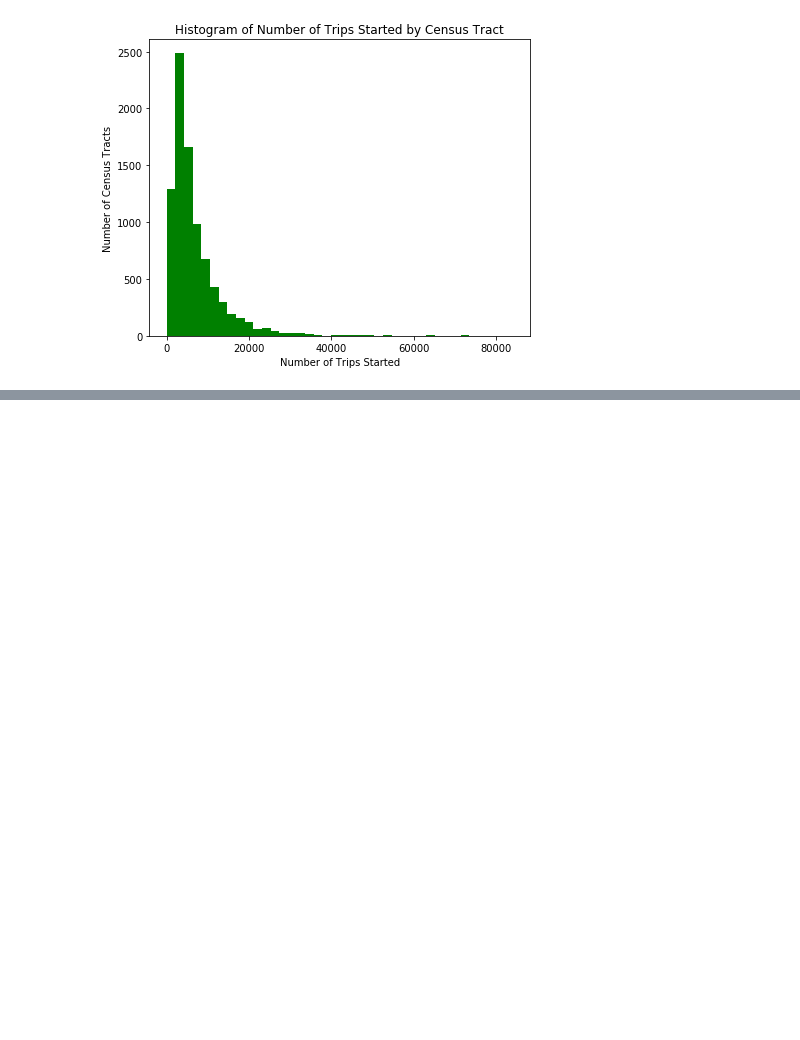
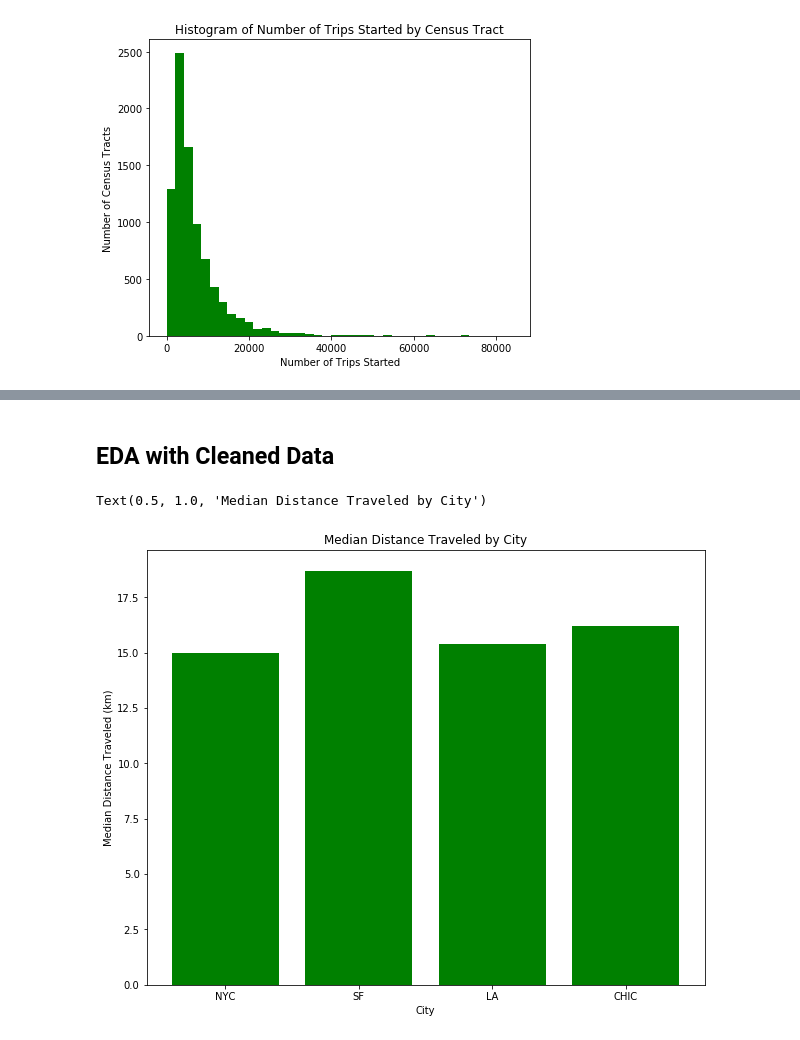
Before and after one commit to 7cb15/Mobility-in-US-Cities, a Jupyter notebook: EDA_InitialValidation.ipynb, the cells around one changed output, grey strips where cells are left out. Drawn from its saved outputs; the diff is of its cells as text; code cells hidden in the pictures; blank space fills up the shorter version.

```diff
--- a/EDA_InitialValidation.ipynb
+++ b/EDA_InitialValidation.ipynb
@@ -417,0 +479,24 @@ plt.show()
+# %% [markdown]
+## EDA with Cleaned Data
+# %%
+sf_clean = pd.read_csv('sf_clean.csv')
+nyc_clean = pd.read_csv('nyc_clean.csv')
+la_clean = pd.read_csv('la_clean.csv')
+chic_clean = pd.read_csv('chic_clean.csv')
+# %%
+#median and average distance
+median_list = [nyc_clean['dist'].median(),sf_clean['dist'].median(),la_clean['dist'].median(),
+               chic_clean['dist'].median()]
+
+city_list = ['NYC','SF','LA','CHIC']
+
+fig = plt.figure(figsize=(10,8))
+ax1 = fig.add_subplot(111)
+
+ax1.bar(x=city_list,height=median_list,color='green')
+ax1.set_xlabel("City")
+ax1.set_ylabel("Median Distance Traveled (km)")
+ax1.set_title("Median Distance Traveled by City")
+# %% [output]
+Text(0.5, 1.0, 'Median Distance Traveled by City')
+[figure, added]
```
Also changed, not shown: parts of 18 cells of this notebook.
